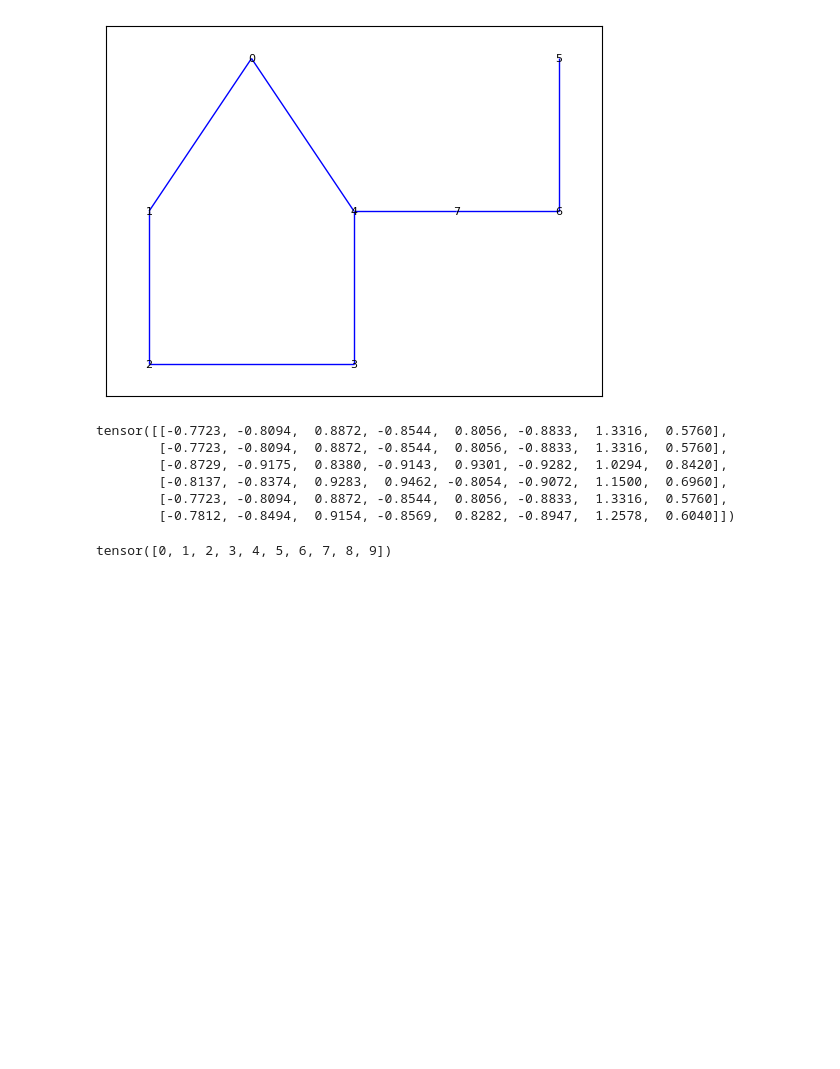
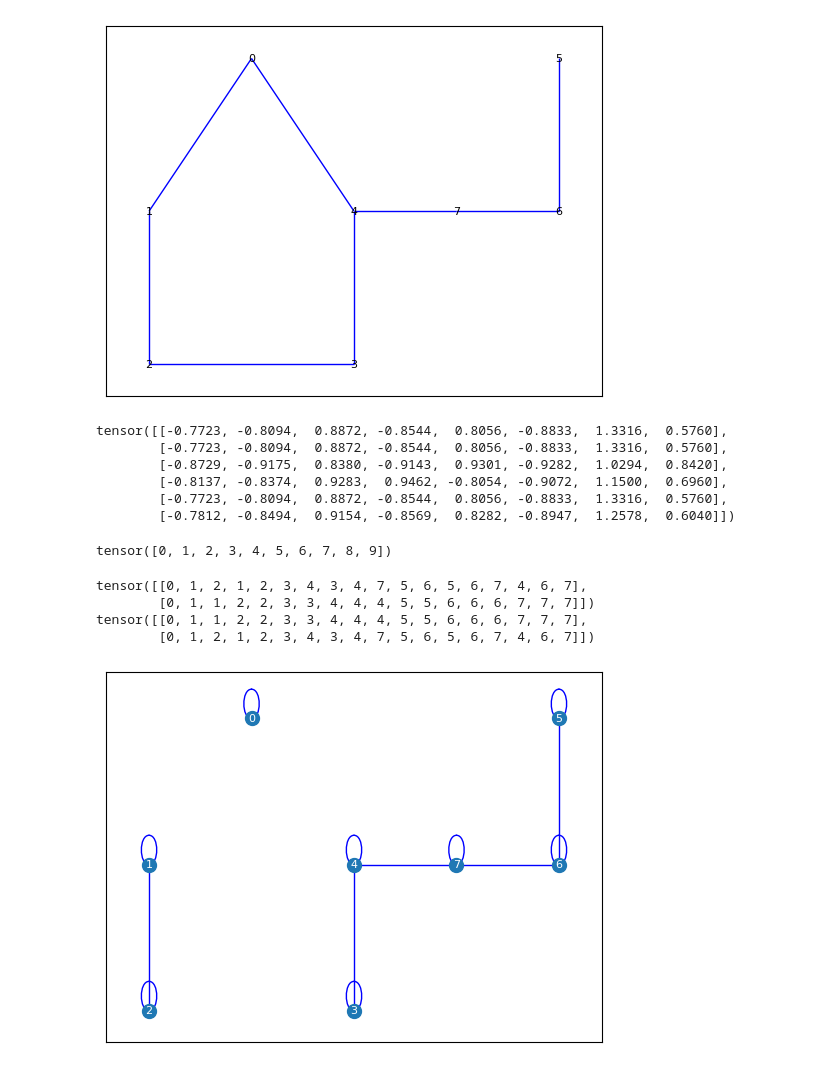
Before and after one commit to whybear0510/aegnn, a Jupyter notebook: scratch.ipynb, the cells around one changed output. Cells and saved outputs as stored; diff of their text form; code cells hidden in the pictures; blank space fills up the shorter version.

Commit message:
test nn.pool.radius_graph()

```diff
--- a/scratch.ipynb
+++ b/scratch.ipynb
@@ -1501,3 +1501,44 @@ graph = Data(
 print(torch.arange(10))
 # %% [output]
 tensor([0, 1, 2, 3, 4, 5, 6, 7, 8, 9])
+# %%
+# test radius_graph
+import torch
+from torch import tensor
+import pytorch_lightning as pl
+import torch_geometric as pyg
+from torch_geometric.nn.pool import radius_graph, radius
+from torch_geometric.data import Data
+
+def printg(graph):
+    import networkx as nx
+    from torch_geometric.utils import to_networkx
+    import matplotlib.pyplot as plt
+    import numpy as np
+
+    fig, ax = plt.subplots()
+    g_nx = to_networkx(graph, to_undirected=True)
+    pos = dict(zip(np.arange(graph.num_nodes),graph.pos.tolist()))
+    nx.draw_networkx(g_nx, pos=pos, with_labels=True, ax=ax, node_size=100, node_shape='o',  font_size=8, font_color='w',  edge_color='b', width=1)
+
+
+device = 'cpu'
+graph = Data(
+    x = torch.tensor([1.0, 0.0, 1.0, 1.0, 1.0, 1.0, 1.0, 1.0], device=device).view(-1,1),
+    pos = torch.tensor([[2,3],[1,2],[1,1],[3,1],[3,2],[5,3],[5,2],[4,2]], device=device, dtype=torch.float)
+)
+
+edge_index_from_rg = radius_graph(graph.pos[:,:], r=1.1, max_num_neighbors=3, loop=True)
+graph.edge_index = edge_index_from_rg
+neighs = radius(graph.pos[:,:], graph.pos[:,:], r=1.1, max_num_neighbors=7)
+
+print(edge_index_from_rg)
+print(neighs)
+
+printg(graph)
+# %% [output]
+tensor([[0, 1, 2, 1, 2, 3, 4, 3, 4, 7, 5, 6, 5, 6, 7, 4, 6, 7],
+        [0, 1, 1, 2, 2, 3, 3, 4, 4, 4, 5, 5, 6, 6, 6, 7, 7, 7]])
+tensor([[0, 1, 1, 2, 2, 3, 3, 4, 4, 4, 5, 5, 6, 6, 6, 7, 7, 7],
+        [0, 1, 2, 1, 2, 3, 4, 3, 4, 7, 5, 6, 5, 6, 7, 4, 6, 7]])
+[figure, added]
```
